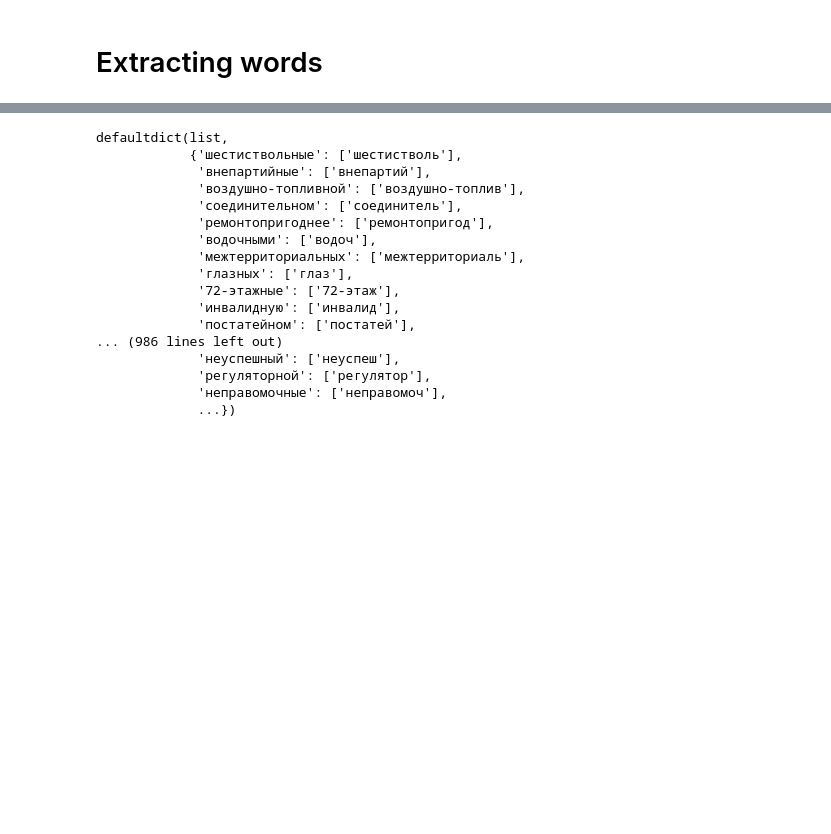
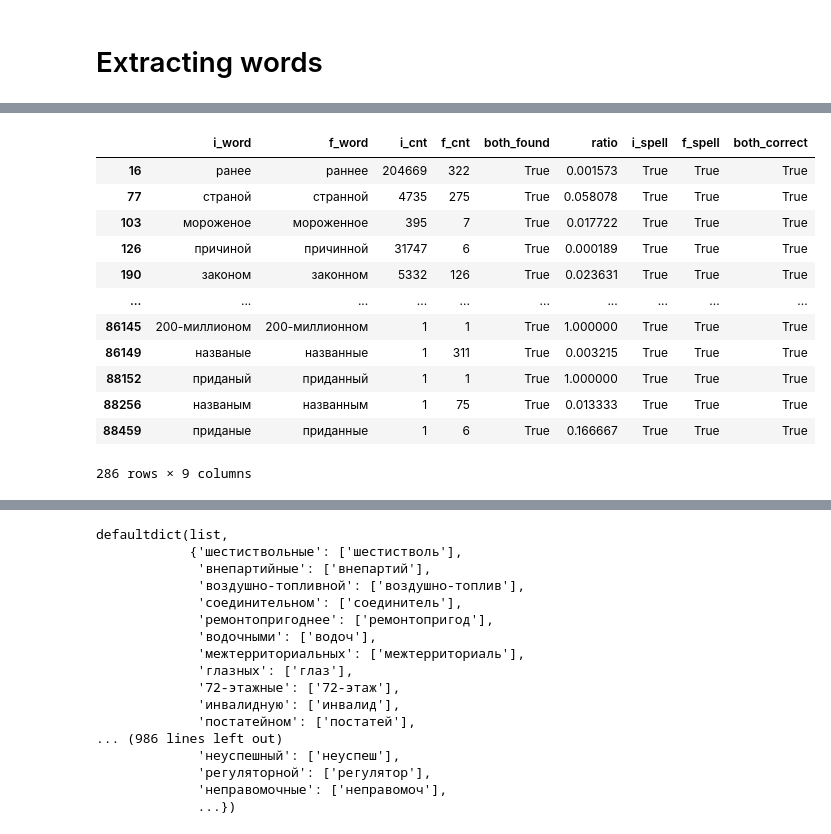
Before and after one commit to okulovsky/grammar_ru, a Jupyter notebook: research/n_nn/research.ipynb, the cells around one changed output, grey strips where cells are left out. Cells and saved outputs as stored; diff of their text form; code cells hidden in the pictures; blank space fills up the shorter version.

```diff
--- a/research/n_nn/playing-around.ipynb
+++ b/research/n_nn/research.ipynb
@@ -159,0 +254,18 @@ a[a['word'].str.contains('скважин')]
+# %%
+both_correct = df[df['both_correct']]
+# %%
+both_correct
+# %% [output]
+|  | i_word | f_word | i_cnt | f_cnt | both_found | ratio | i_spell | f_spell | both_correct |
+| 16 | ранее | раннее | 204669 | 322 | True | 0.001573 | True | True | True |
+| 77 | страной | странной | 4735 | 275 | True | 0.058078 | True | True | True |
+| 103 | мороженое | мороженное | 395 | 7 | True | 0.017722 | True | True | True |
+| 126 | причиной | причинной | 31747 | 6 | True | 0.000189 | True | True | True |
+| 190 | законом | законном | 5332 | 126 | True | 0.023631 | True | True | True |
+| ... | ... | ... | ... | ... | ... | ... | ... | ... | ... |
+| 86145 | 200-миллионом | 200-миллионном | 1 | 1 | True | 1.000000 | True | True | True |
+| 86149 | названые | названные | 1 | 311 | True | 0.003215 | True | True | True |
+| 88152 | приданый | приданный | 1 | 1 | True | 1.000000 | True | True | True |
+| 88256 | названым | названным | 1 | 75 | True | 0.013333 | True | True | True |
+| 88459 | приданые | приданные | 1 | 6 | True | 0.166667 | True | True | True |
+286 rows × 9 columns
```
Also changed, not shown: parts of 33 cells of this notebook, 8 other files.
